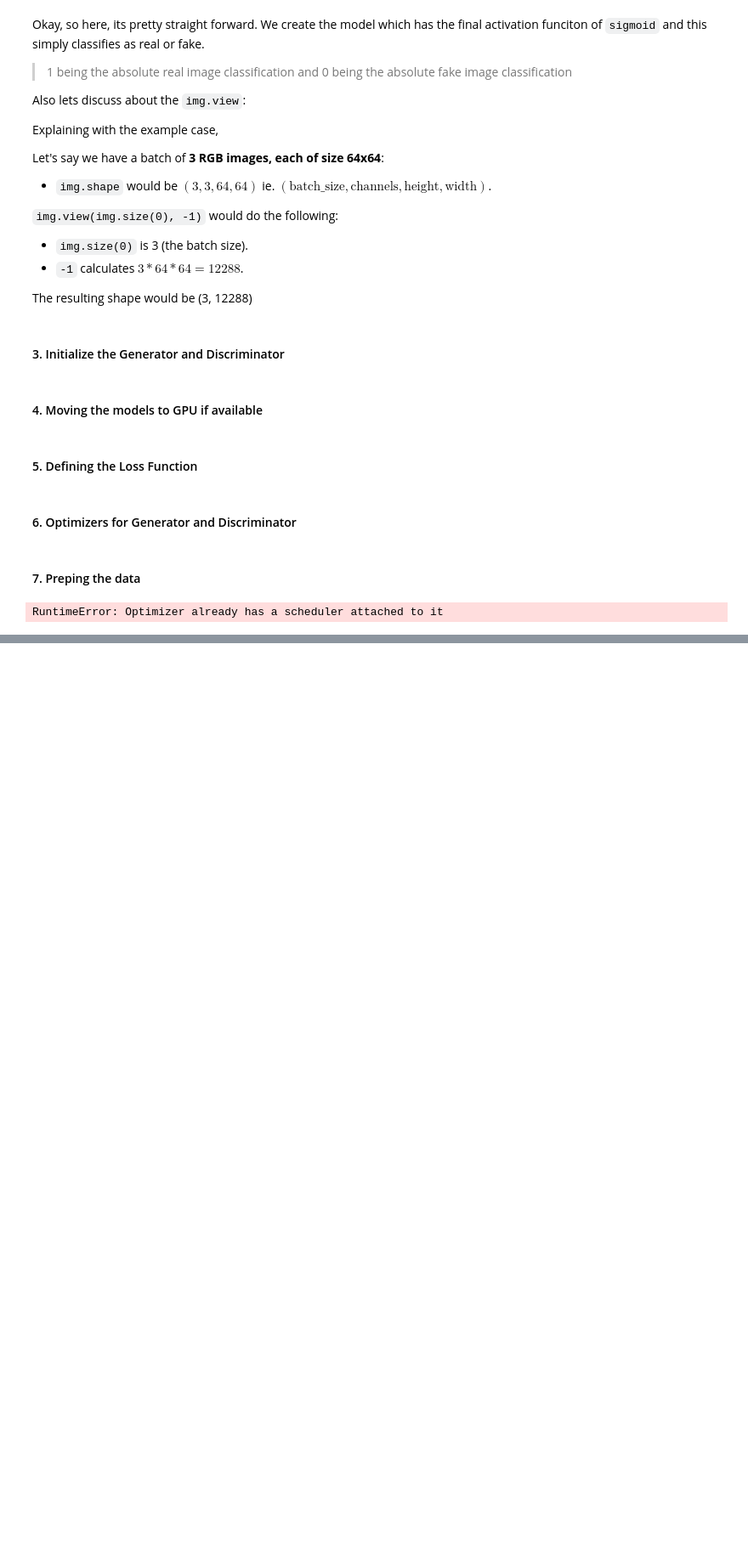
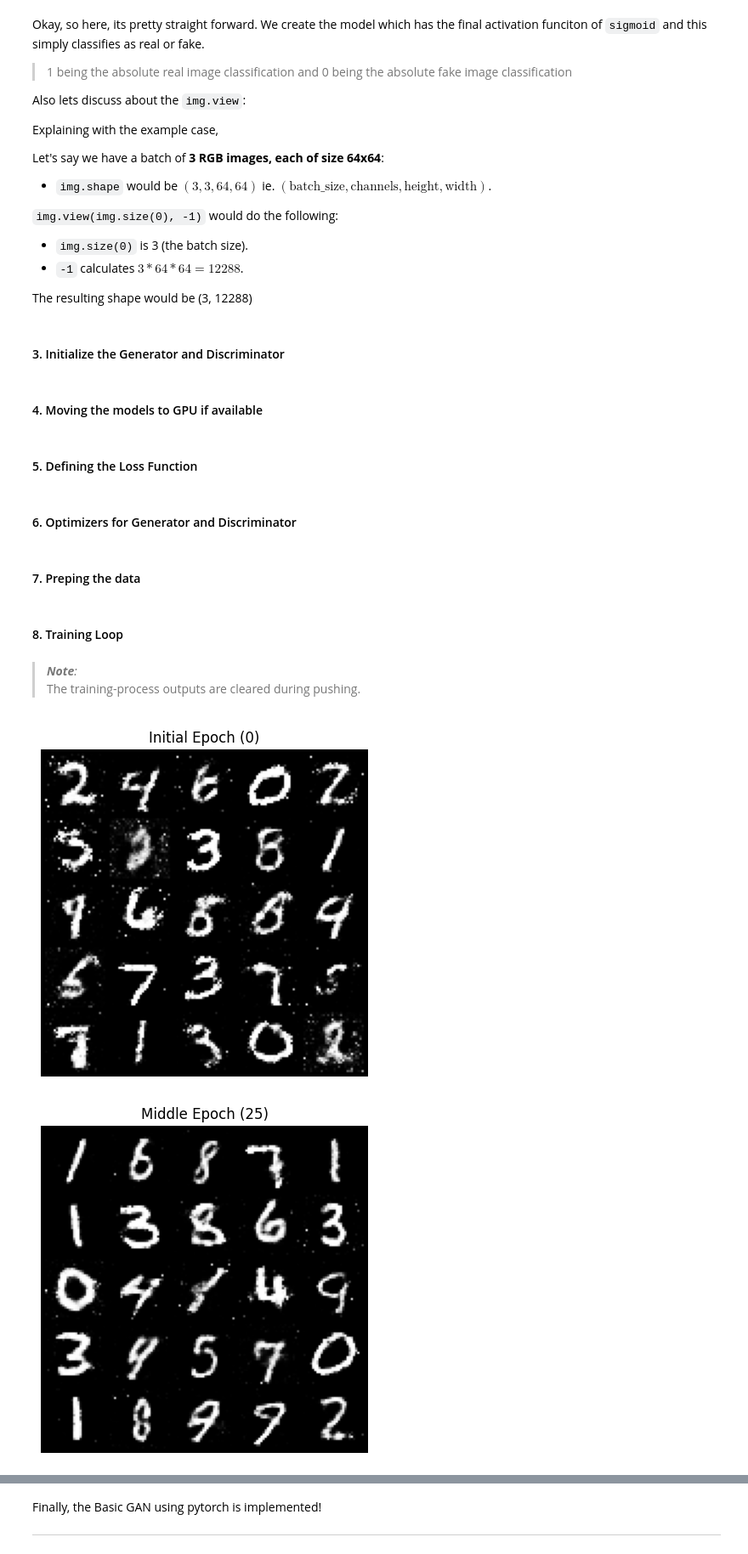
Before and after one commit to Firojpaudel/GenAI-Chronicles, a Jupyter notebook: GANs/GAN_With_Pytorch.ipynb, the cells around one changed output, grey strips where cells are left out. Shown: that part at 85% size. Cells and saved outputs as stored; diff of their text form; code cells hidden in the pictures; blank space fills up the shorter version.

```diff
--- a/GANs/GAN_With_Pytorch.ipynb
+++ b/GANs/GAN_With_Pytorch.ipynb
@@ -186,27 +190,5 @@ dataloader= DataLoader(
     batch_size= batch_size,
     shuffle= True
 )
-# %%
-##@ Trying to find a good learning rate
-lr_finder = LRFinder(generator, optimizer_Gen, adversarial_loss, device= "cuda" if cuda else "cpu")
-
-# Create a sample batch of random noise to use with the LRFinder
-noise = torch.randn(batch_size, latent_dim, device=lr_finder.device)
-
-# Instead of iterating through the dataloader, we'll use a custom iterator:
-class NoiseIterator:
-    def __init__(self, noise):
-        self.noise = noise
-    def __next__(self):
-        return self.noise, torch.zeros(batch_size, device=self.noise.device)  # Dummy labels
-    def get_batch(self):
-        return next(self)
-
-noise_iterator = NoiseIterator(noise)
-
-# Now call range_test with the noise_iterator:
-lr_finder.range_test(noise_iterator, end_lr=1, num_iter=100)
-lr_finder.plot()
-lr_finder.reset()
-# %% [output]
-RuntimeError: Optimizer already has a scheduler attached to it
+# %% [markdown]
+#### 8. Training Loop
@@ -212,0 +249,32 @@ RuntimeError: Optimizer already has a scheduler attached to it
+# %% [markdown]
+> _**Note**:_
+The training-process outputs are cleared during pushing.
+# %%
+##@ Inspecting the generated images quality over time:
+
+#defining the path first:
+initial_path = "Generated_images/0_0.png"
+middle_path = f"Generated_images/{n_epochs // 2}_0.png"
+final_path = f"Generated_images/{n_epochs-1}_0.png"
+
+progress_path= "Generated_images/progress.png"
+
+# Function to load and display an image from a file path
+def show_image(image_path, title="Image"):
+    if os.path.exists(image_path):
+        img = mpimg.imread(image_path)
+        plt.figure(figsize=(5, 5))
+        plt.imshow(img)
+        plt.title(title)
+        plt.axis("off")
+        plt.show()
+    else:
+        print(f"Image not found: {image_path}")
+
+# Display initial, middle, and final images
+show_image(initial_path, title="Initial Epoch (0)")
+show_image(middle_path, title=f"Middle Epoch ({n_epochs // 2})")
+show_image(final_path, title=f"Final Epoch ({n_epochs - 1})")
+# %% [output]
+[figure, added]
+[figure, added]
@@ -212,0 +282,4 @@ RuntimeError: Optimizer already has a scheduler attached to it
+# %% [markdown]
+Finally, the Basic GAN using pytorch is implemented!
+
+---
```
Also changed, not shown: parts of 8 cells of this notebook.
